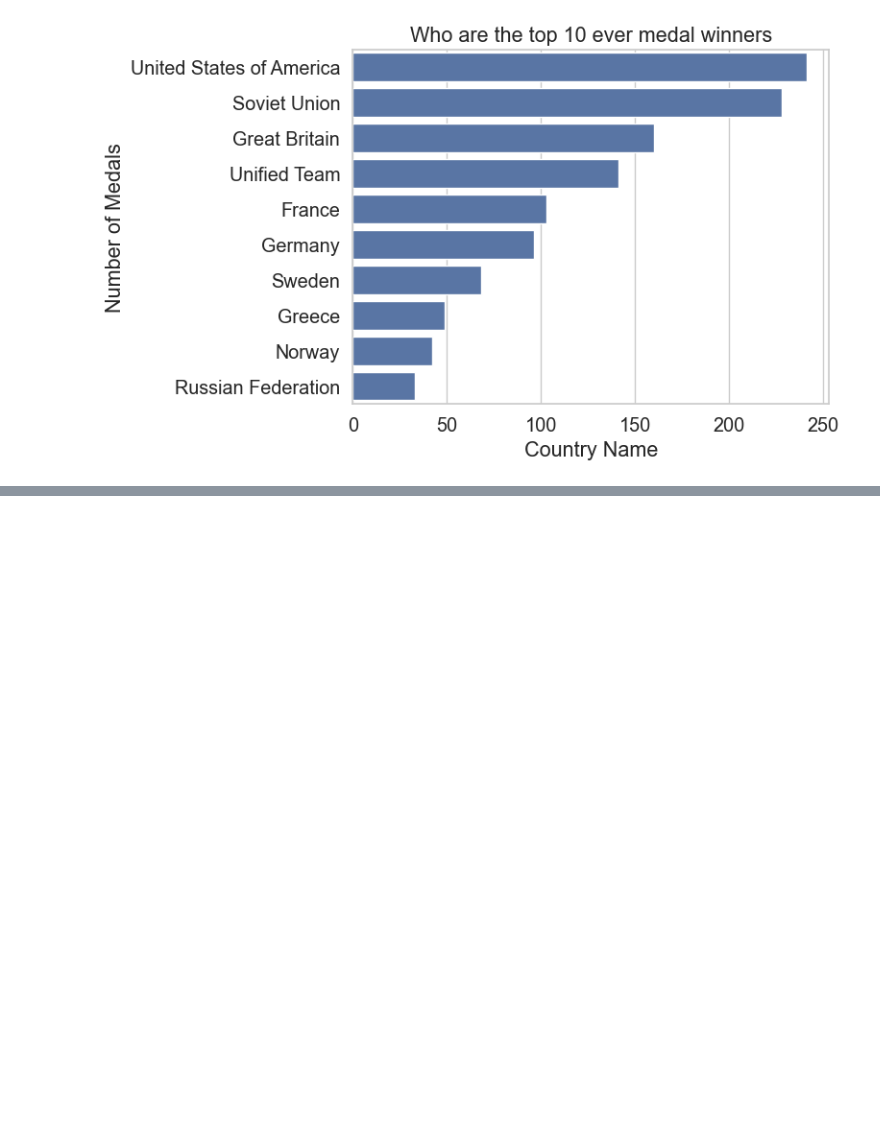
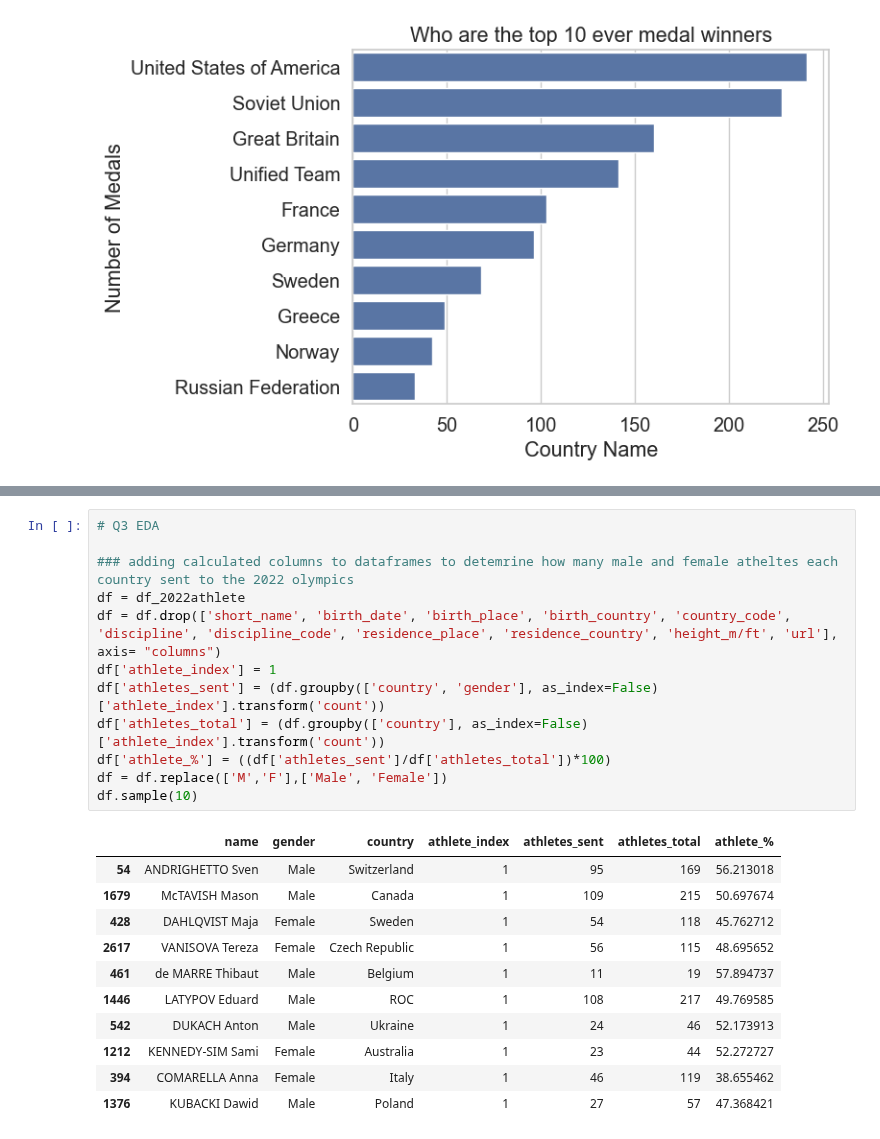
Before and after one commit to ubco-W2022T2-data301/project-group-group17, a Jupyter notebook: analysis/notebooks/analysis_conan.ipynb, the cells around one changed output, grey strips where cells are left out. Drawn from its saved outputs; the diff is of its cells as text; blank space fills up the shorter version.

```diff
--- a/analysis/notebooks/analysis_conan.ipynb
+++ b/analysis/notebooks/analysis_conan.ipynb
@@ -216,0 +223,24 @@ plot
+# %%
+# Q3 EDA
+
+### adding calculated columns to dataframes to detemrine how many male and female atheltes each country sent to the 2022 olympics
+df = df_2022athlete
+df = df.drop(['short_name', 'birth_date', 'birth_place', 'birth_country', 'country_code', 'discipline', 'discipline_code', 'residence_place', 'residence_country', 'height_m/ft', 'url'], axis= "columns")
+df['athlete_index'] = 1
+df['athletes_sent'] = (df.groupby(['country', 'gender'], as_index=False)['athlete_index'].transform('count'))
+df['athletes_total'] = (df.groupby(['country'], as_index=False)['athlete_index'].transform('count'))
+df['athlete_%'] = ((df['athletes_sent']/df['athletes_total'])*100)
+df = df.replace(['M','F'],['Male', 'Female'])
+df.sample(10)
+# %% [output]
+|  | name | gender | country | athlete_index | athletes_sent | athletes_total | athlete_% |
+| 54 | ANDRIGHETTO Sven | Male | Switzerland | 1 | 95 | 169 | 56.213018 |
+| 1679 | McTAVISH Mason | Male | Canada | 1 | 109 | 215 | 50.697674 |
+| 428 | DAHLQVIST Maja | Female | Sweden | 1 | 54 | 118 | 45.762712 |
+| 2617 | VANISOVA Tereza | Female | Czech Republic | 1 | 56 | 115 | 48.695652 |
+| 461 | de MARRE Thibaut | Male | Belgium | 1 | 11 | 19 | 57.894737 |
+| 1446 | LATYPOV Eduard | Male | ROC | 1 | 108 | 217 | 49.769585 |
+| 542 | DUKACH Anton | Male | Ukraine | 1 | 24 | 46 | 52.173913 |
+| 1212 | KENNEDY-SIM Sami | Female | Australia | 1 | 23 | 44 | 52.272727 |
+| 394 | COMARELLA Anna | Female | Italy | 1 | 46 | 119 | 38.655462 |
+| 1376 | KUBACKI Dawid | Male | Poland | 1 | 27 | 57 | 47.368421 |
```
Also changed, not shown: parts of 14 cells of this notebook.
